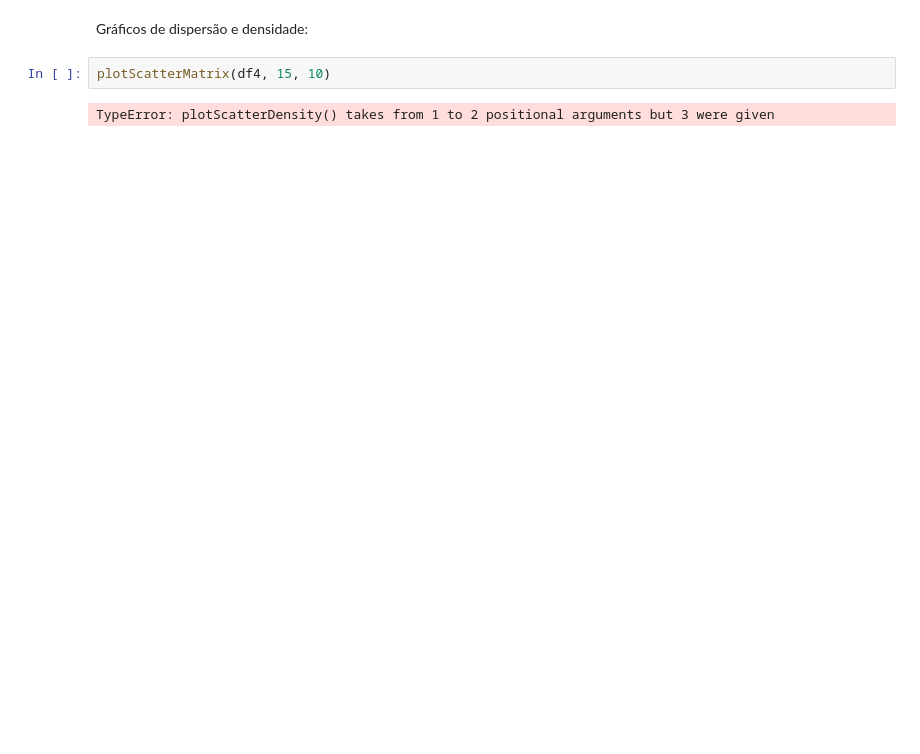
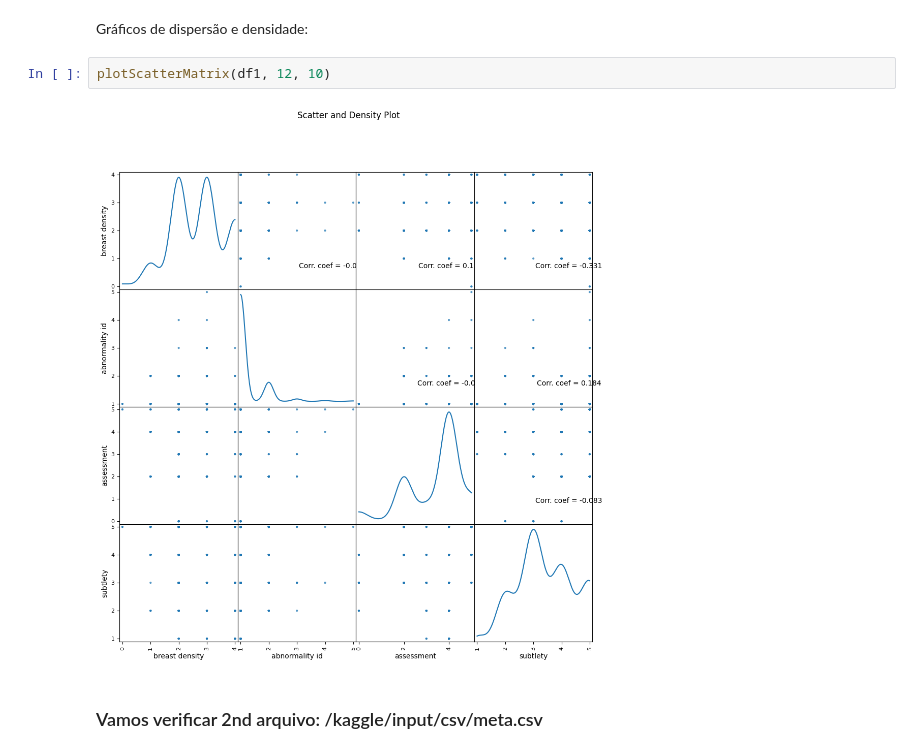
Before and after one commit to rafatokairin/eda-ddsm-mias, a Jupyter notebook: starter_pack/starter-cbis-ddsm-breast-cancer-image-eef73d6f-4.ipynb, the cells around one changed output. Cells and saved outputs as stored; diff of their text form; blank space fills up the shorter version.

```diff
--- a/dicom_info.ipynb
+++ b/starter_pack/starter-cbis-ddsm-breast-cancer-image-eef73d6f-4.ipynb
@@ -147,6 +255,8 @@ plotCorrelationMatrix(df4, 8)
 # %% [markdown]
 Gráficos de dispersão e densidade:
 # %%
-plotScatterMatrix(df4, 15, 10)
+plotScatterMatrix(df1, 12, 10)
 # %% [output]
-TypeError: plotScatterDensity() takes from 1 to 2 positional arguments but 3 were given
+[figure, added]
+# %% [markdown]
+### Vamos verificar 2nd arquivo: /kaggle/input/csv/meta.csv
```
Also changed, not shown: parts of 41 cells of this notebook, 4 other files.
